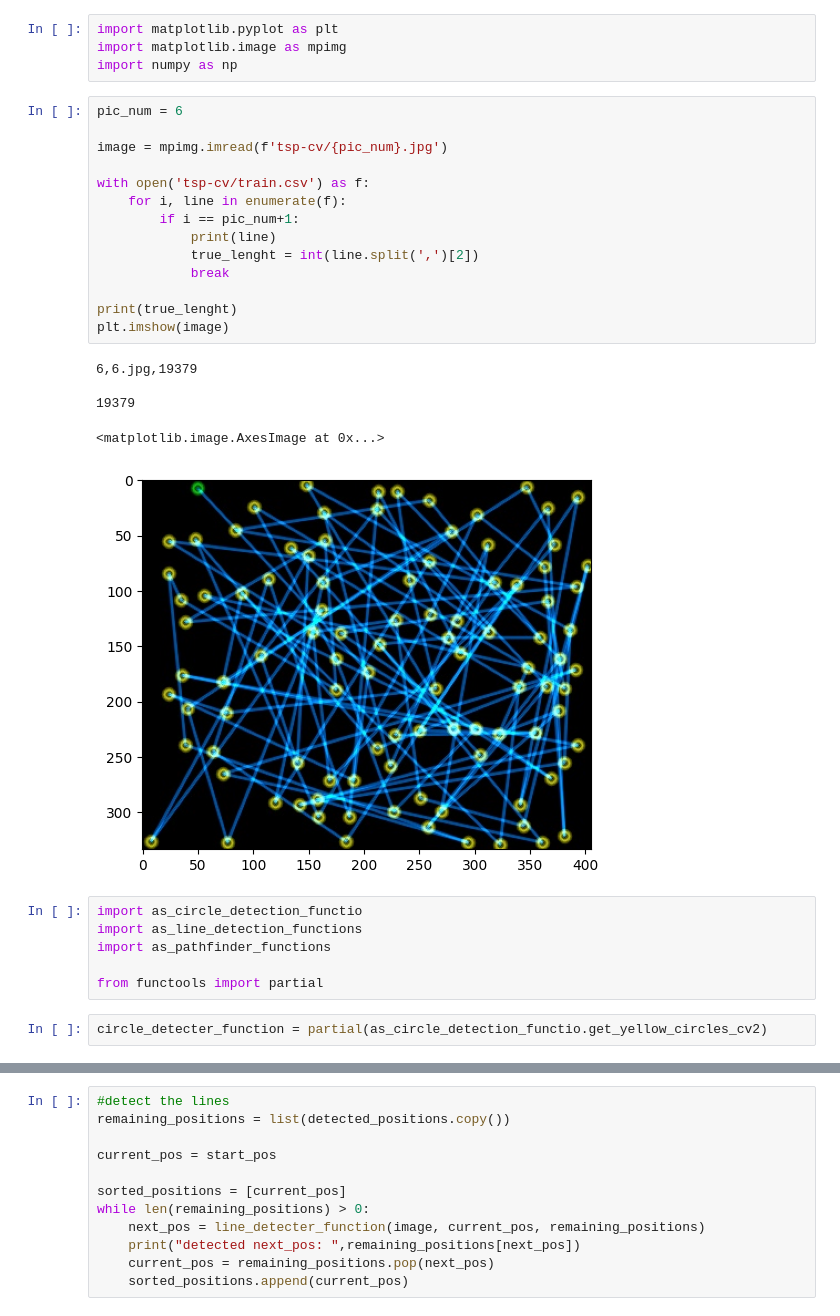
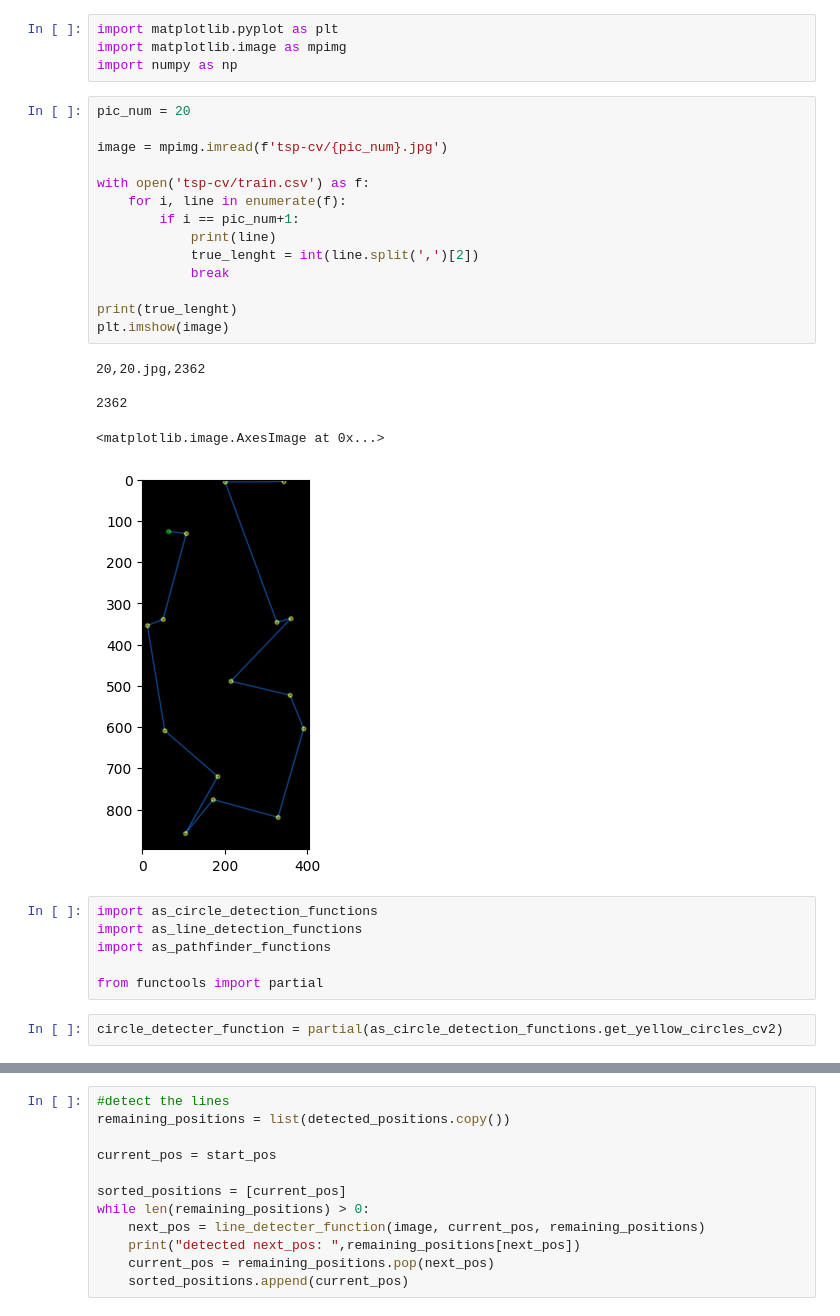
Before and after one commit to maximedrouhin/AI-Lab_Traveling-Salesman-Problem, a Jupyter notebook: algorithmic_solution_tests.ipynb, the cells around one changed output, grey strips where cells are left out. Drawn from its saved outputs; the diff is of its cells as text.

```diff
--- a/algorithmic_solution_tests.ipynb
+++ b/algorithmic_solution_tests.ipynb
@@ -3,32 +3,32 @@ import matplotlib.pyplot as plt
 import matplotlib.image as mpimg
 import numpy as np
 # %%
-pic_num = 6
+pic_num = 20
 
 image = mpimg.imread(f'tsp-cv/{pic_num}.jpg')
 
 with open('tsp-cv/train.csv') as f:
     for i, line in enumerate(f):
         if i == pic_num+1:
             print(line)
             true_lenght = int(line.split(',')[2])
             break
 
 print(true_lenght)
 plt.imshow(image)
 # %% [output]
-6,6.jpg,19379
+20,20.jpg,2362
 
-19379
+2362
 <matplotlib.image.AxesImage at 0x...>
-[figure, old version]
+[figure, new version]
 # %%
-import as_circle_detection_functio
+import as_circle_detection_functions
 import as_line_detection_functions
 import as_pathfinder_functions
 
 from functools import partial
 # %%
-circle_detecter_function = partial(as_circle_detection_functio.get_yellow_circles_cv2)
+circle_detecter_function = partial(as_circle_detection_functions.get_yellow_circles_cv2)
 # %%
 #detect the circles
```
Also changed, not shown: parts of 10 cells of this notebook, 3 other files.
